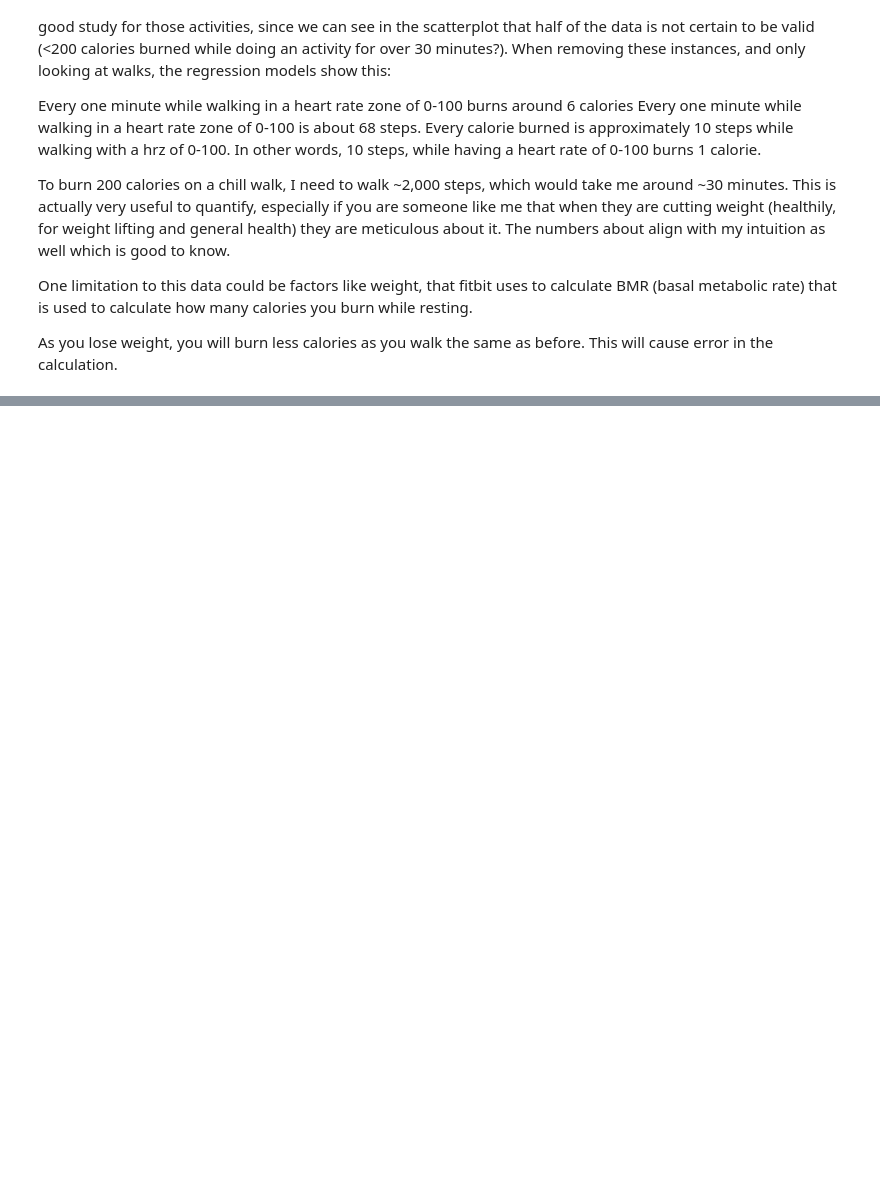
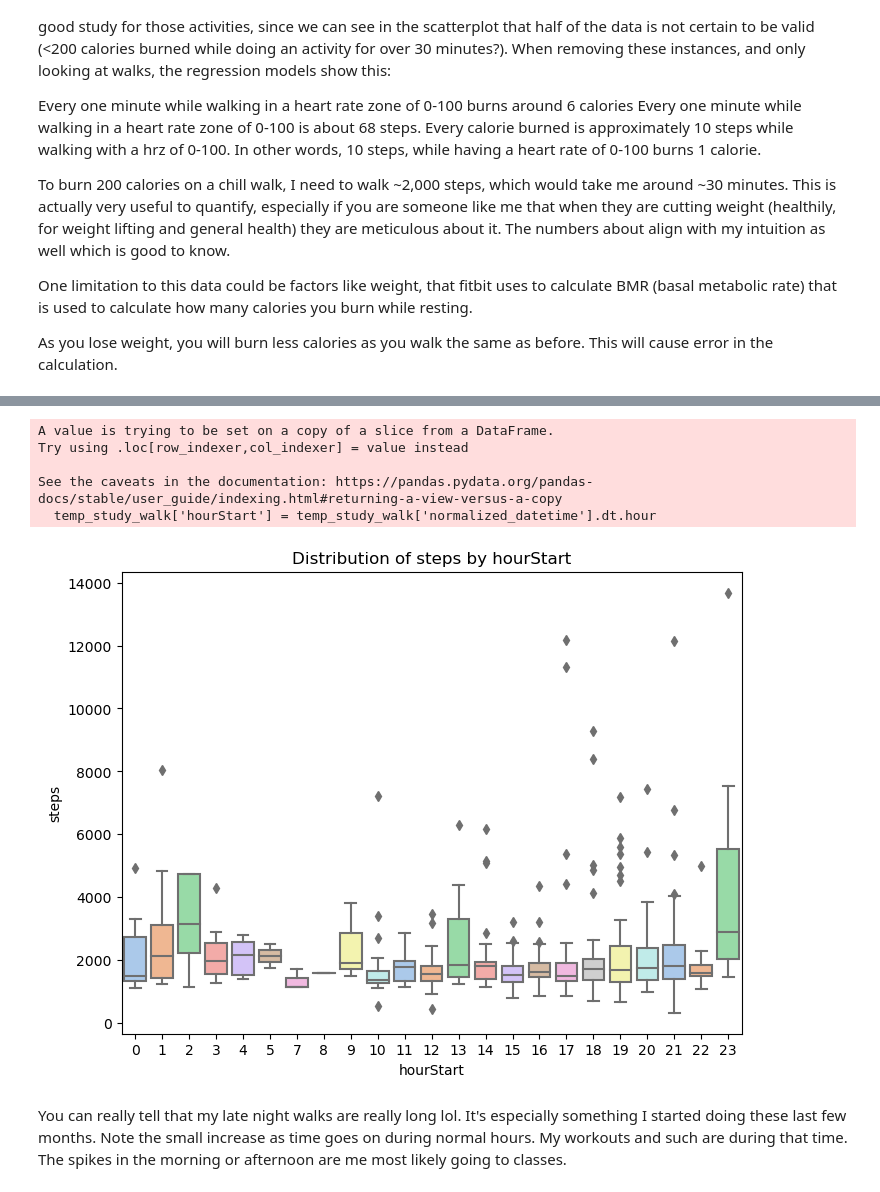
Before and after one commit to Saatvik1/Fishbit, a Jupyter notebook: notebooks/7.0-ss-secondaryEDA.ipynb, the cells around one changed output, grey strips where cells are left out. Cells and saved outputs as stored; diff of their text form; code cells hidden in the pictures; blank space fills up the shorter version.

```diff
--- a/notebooks/7.0-ss-secondaryEDA.ipynb
+++ b/notebooks/7.0-ss-secondaryEDA.ipynb
@@ -571,0 +584,29 @@ As you lose weight, you will burn less calories as you walk the same as before.
+# %%
+# Want to see for walks, what the step by time is.
+
+temp_study_walk = activities_df[['normalized_datetime', 'activityName', 'calories', 'steps', 'duration', 'hrz_OutofRange_calories', 'hrz_OutofRange_minutes']]
+
+temp_study_walk['hourStart'] = temp_study_walk['normalized_datetime'].dt.hour
+
+def boxplot(col_x, col_y, df):
+    plt.figure(figsize=(8, 6))
+    sns.boxplot(x=col_x, y=col_y, data=temp_study_walk, palette='pastel')
+
+    plt.xlabel(col_x)
+    plt.ylabel(col_y)
+    plt.title(f'Distribution of {col_y} by {col_x}')
+
+    # Show plot
+    plt.show()
+
+boxplot("hourStart", "steps", temp_study_walk)
+# %% [output]
+A value is trying to be set on a copy of a slice from a DataFrame.
+Try using .loc[row_indexer,col_indexer] = value instead
+
+See the caveats in the documentation: https://pandas.pydata.org/pandas-docs/stable/user_guide/indexing.html#returning-a-view-versus-a-copy
+  temp_study_walk['hourStart'] = temp_study_walk['normalized_datetime'].dt.hour
+[figure, added]
+# %% [markdown]
+You can really tell that my late night walks are really long lol. It's especially something I started doing these last few months.
+Note the small increase as time goes on during normal hours. My workouts and such are during that time. The spikes in the morning or afternoon are me most likely going to classes.
```
Also changed, not shown: parts of 17 cells of this notebook, 3 other files.
